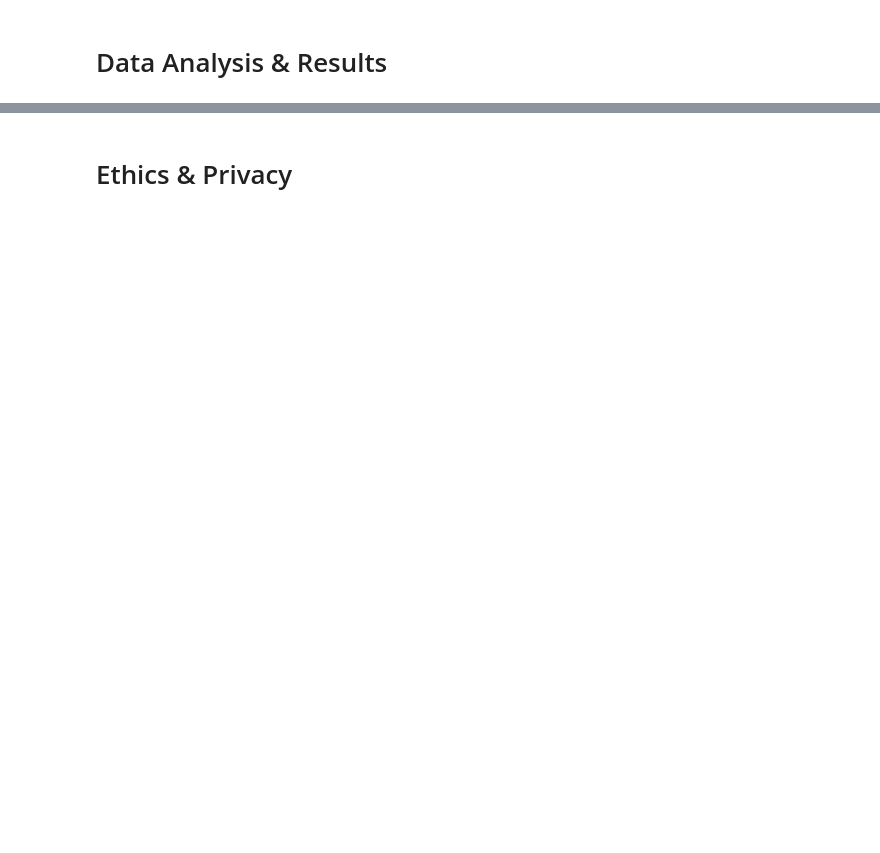
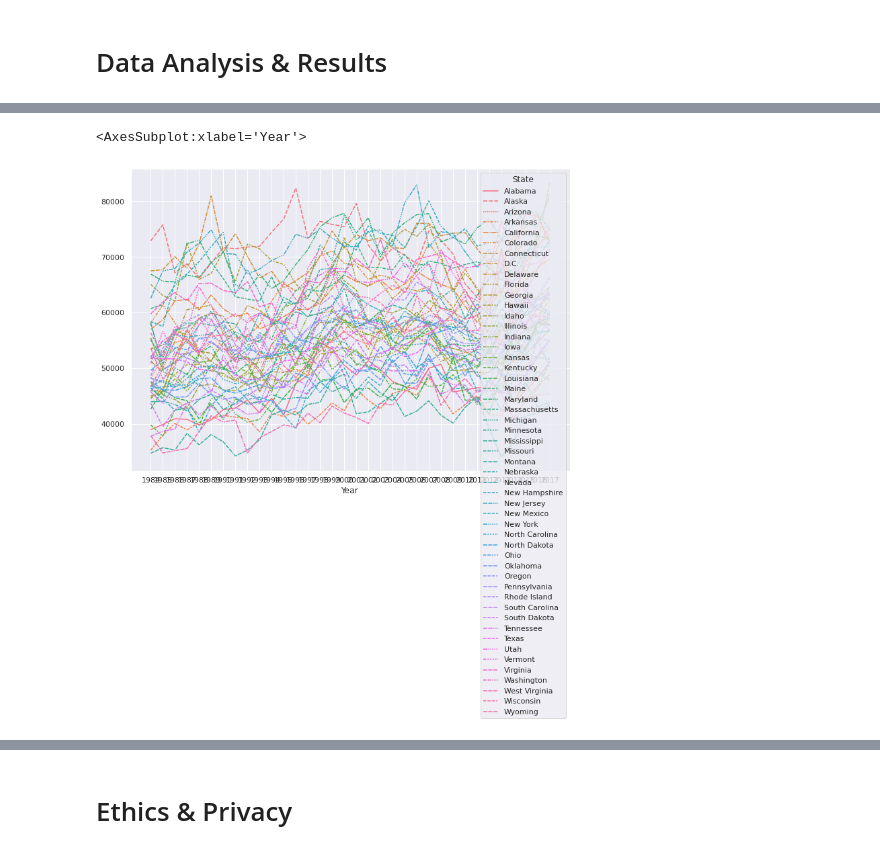
Before and after one commit to COGS108/FinalProject-Sp22, a Jupyter notebook: FinalProjectGroup004Sp22.ipynb, the cells around one changed output, grey strips where cells are left out. Drawn from its saved outputs; the diff is of its cells as text; code cells hidden in the pictures; blank space fills up the shorter version.

```diff
--- a/FinalProjectGroup004Sp22.ipynb
+++ b/FinalProjectGroup004Sp22.ipynb
@@ -1395,16 +197,0 @@ gdp_visual.grid(axis = 'y')
-# %%
-# visualizing unemployment and inflation rates per country
-
-unemployment_inflation = reduce(lambda  left,right: pd.merge(left,right,on=['country'],
-                                            how='outer'), [unemployment, inflation])
-unemployment_inflation = pd.melt(unemployment_inflation, id_vars='country', value_vars=['unemployment', 'inflation'])
-
-sns.set(style = "white")
-
-# figure size in inches
-rcParams['figure.figsize'] = 16, 8
-
-unemployment_inflation_visual = sns.barplot(x = 'country', y = 'value', hue = 'variable', data = unemployment_inflation)
-unemployment_inflation_visual.set_title('Rates of Unemployment and Inflation per Country', fontsize=16)
-unemployment_inflation_visual.set_ylabel('Percentage')
-unemployment_inflation_visual.grid(axis = 'y')
@@ -1419,12 +197,0 @@ We also took a look at relatively safety measures such as kidnapping and homicid
-# %%
-# visualizing prevalence of kidnappings per country
-sns.set(style = "white")
-
-# figure size in inches
-rcParams['figure.figsize'] = 16, 8
-
-kidnapping_visual = sns.barplot(x = 'country', y = 'kidnapping', data = kidnapping)
-kidnapping_visual.set_title('Prevalence of Kidnapping per Country per 100,000 People')
-kidnapping_visual.set_xlabel('Country')
-kidnapping_visual.set_ylabel('Prevalence per 100,000 People')
-kidnapping_visual.grid(axis = 'y')
@@ -1433,12 +197,0 @@ kidnapping_visual.grid(axis = 'y')
-# %%
-# visualizing prevalence of homicides per country
-sns.set(style = "white")
-
-# figure size in inches
-rcParams['figure.figsize'] = 16, 8
-
-homicide_visual = sns.barplot(x = 'country', y = 'homicides', data = homicides)
-homicide_visual.set_title('Prevalence of Homicides per Country per 100,000 People')
-homicide_visual.set_xlabel('Country')
-homicide_visual.set_ylabel('Prevalence per 100,000 People')
-homicide_visual.grid(axis = 'y')
@@ -1629,0 +201,8 @@ The regression models built using the sklearn module each explain some amount of
+# %%
+## YOUR CODE HERE
+## FEEL FREE TO ADD MULTIPLE CELLS PER SECTION
+## Initial data visualisation
+sns.lineplot(data=median_income)
+# %% [output]
+<AxesSubplot:xlabel='Year'>
+[figure, added]
```
Also changed, not shown: parts of 186 cells of this notebook.
